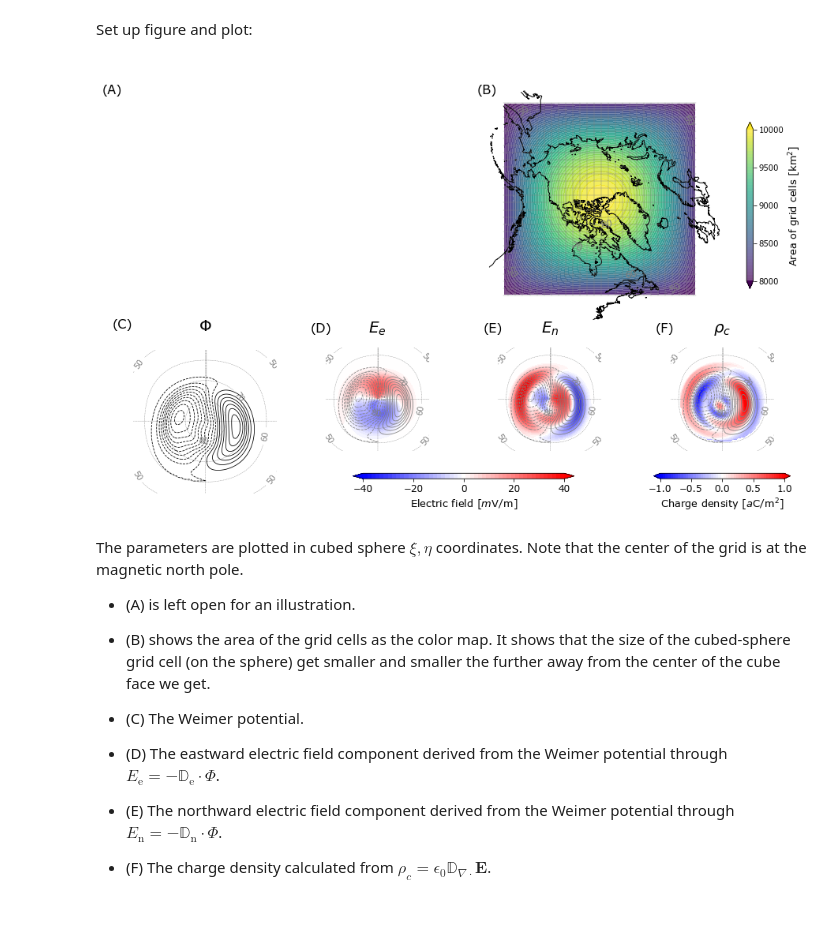
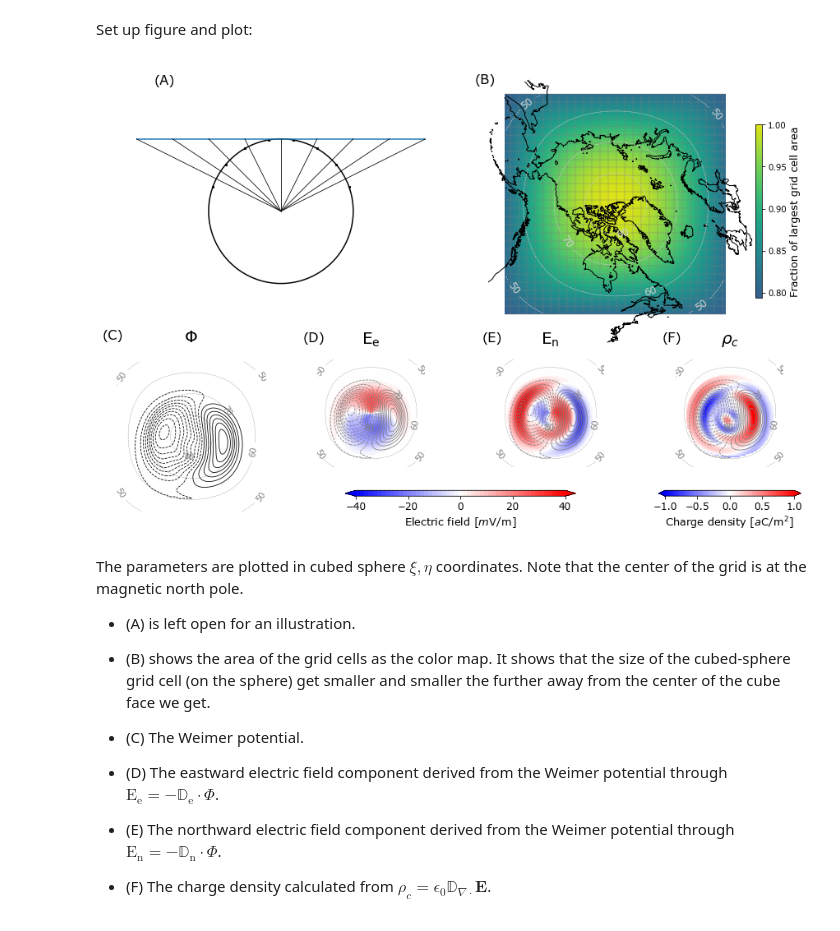
Before and after one commit to klaundal/lompe, a Jupyter notebook: examples/code_paper_figures/01_cubed_sphere_weimer_potential.ipynb, the cells around one changed output. Cells and saved outputs as stored; diff of their text form; code cells hidden in the pictures.

Commit message:
further work on notebooks, area illustration edited for fig 1, updates in fig 5

```diff
--- a/examples/code_paper_figures/01_cubed_sphere_weimer_potential.ipynb
+++ b/examples/code_paper_figures/01_cubed_sphere_weimer_potential.ipynb
@@ -139,10 +140,10 @@ axs['E_n'      ] = fig.add_subplot(spec[13:, 2])
 axs['Ediv'     ] = fig.add_subplot(spec[13:, -1])
 
 # title some axes
-axs['potential'].set_title(r'$\Phi$',   fontsize = 20, y = 1.1)
-axs['E_e'      ].set_title(r'$E_e$',    fontsize = 20, y = 1.1)
-axs['E_n'      ].set_title(r'$E_n$',    fontsize = 20, y = 1.1)
-axs['Ediv'     ].set_title(r'$\rho_c$', fontsize = 20, y = 1.1)
+axs['potential'].set_title(r'$\Phi$',                    fontsize = 20, y = 1.1)
+axs['E_e'      ].set_title(r'$\mathrm{E}_{\mathrm{e}}$', fontsize = 20, y = 1.1)
+axs['E_n'      ].set_title(r'$\mathrm{E}_{\mathrm{n}}$', fontsize = 20, y = 1.1)
+axs['Ediv'     ].set_title(r'$\rho_c$',                  fontsize = 20, y = 1.1)
 
 # remove borders from axes
 for key in axs.keys():
@@ -151,6 +152,29 @@ for key in axs.keys():
 ###################### upper row of plots #########################
 
 # A) example of cube face intersecting sphere
+# function for circle
+xs = np.linspace(-4,4,1000)
+ys = np.linspace(-4,4,1000)
+a, b = np.meshgrid(xs, ys)
+C = a ** 2 + b ** 2 - 16     # funtion for a circle
+c=axs['onsphere'].contour(a, b, C, levels=[0], colors='black')
+axs['onsphere'].set_aspect('equal')
+
+# cross section of grid that is intersecting the sphere
+axs['onsphere'].plot([-8,8],[4,4])
+
+# lines from center of sphere to grid
+for i in range(-8,9,2):
+    axs['onsphere'].plot([0,i],[0,4], color='black', linewidth=.8)
+
+# latitudes
+for deg in [20,40,60,80]:
+    x1, y1 = 4*np.cos(np.deg2rad(deg)), 4*np.sin(np.deg2rad(deg))
+    x2, y2 = -x1, y1
+    axs['onsphere'].scatter([x1,x2], [y1,y2], c='black', s=5, marker='X')
+
+axs['onsphere'].set_xlim(-8,8)
+axs['onsphere'].set_ylim(-8,8)
 
 # B) cubed sphere grid with coastlines
 axs['grid'].set_aspect('equal')
@@ -160,28 +184,30 @@ a = apexpy.Apex(2005., refh=110) # for coord. conversion to get coastlines in ma
 for cl in get_mag_coastlines(grid.projection, apex=a):
     axs['grid'].plot(cl[0], cl[1], color = 'black', linewidth=1)
 
-# add latitude contours
-co = axs['grid'].contour(grid.xi, grid.eta, grid.lat, linestyles = '--', colors = 'grey',
-                                                linewidths = .4, levels = np.r_[-80:81:10], zorder=2)
-axs['grid'].clabel(co, co.levels, inline = True, fontsize = 12)
-
 # plot some of the grid cells
 count = -1
 for xi, eta in grid.get_grid_boundaries(geocentric = False):
     count += 1
     if count%3 != 0:
         continue
-    axs['grid'].plot(xi, eta, color = 'grey', linewidth = .4)
+    axs['grid'].plot(xi, eta, color='grey', linewidth=.4, zorder=1)
 
 # shade under grid region for area
-levels = np.linspace(8000, 10000, 50)
-ticks = np.linspace(8000, 10000, 5)
-areas=axs['grid'].contourf(grid.xi, grid.eta, grid.A*1e-6, cmap=plt.cm.viridis, levels=levels, alpha=.7,
-                           zorder=0, extend='both')
+cmapIn = plt.get_cmap('viridis')
+new_cmap = LinearSegmentedColormap.from_list('trunc({n},{a:.2f},{b:.2f})'.format(n=cmapIn.name, a=.3, b=.95),
+                                             cmapIn(np.linspace(.3, .95, 100)))
+ticks = np.linspace(.8, 1, 5)
+areas =axs['grid'].pcolormesh(grid.xi, grid.eta, grid.A/grid.A.max(),cmap=new_cmap, zorder=0)
+
 # color bar
-cbar1 = fig.colorbar(areas, ax=axs['grid'], ticks=ticks, orientation='vertical', shrink=.6, aspect=25)
+cbar1 = fig.colorbar(areas, ax=axs['grid'], ticks=ticks, orientation='vertical', shrink=.6, aspect=25, pad = -.03)
 cbar1.ax.tick_params(labelsize=10)
-cbar1.ax.set_ylabel('Area of grid cells [km$^2$]', fontsize=13)
+cbar1.ax.set_ylabel('Fraction of largest grid cell area', fontsize=13)
+
+# add latitude contours
+co = axs['grid'].contour(grid.xi, grid.eta, grid.lat, linestyles = '--', colors = 'lightgrey',
+                                                linewidths = .6, levels = np.r_[-80:81:10], zorder=2)
+axs['grid'].clabel(co, co.levels, inline = True, fontsize = 12)
 
 ###################### lower row of plots #########################
 
@@ -197,8 +223,6 @@ for key in axs.keys():
     c = axs[key].contour(grid.xi, grid.eta, grid.lat, linestyles = '--', colors = 'grey',
                                                 linewidths = .4, levels = np.r_[-80:81:10])
     axs[key].clabel(c, c.levels, inline = True, fontsize = 10)
-    axs[key].contour(grid.xi, grid.eta, grid.lon/15, levels = np.r_[-12:12:6], linestyles = '--',
-                                                                  colors = 'grey', linewidths = .4)
 
 # C) Potential
 # f = Phi
@@ -218,40 +242,40 @@ Elevel_ticks = np.linspace(-40, 40, 5)
 Eeastcont = axs['E_e'].contourf(grid.xi, grid.eta, E_e*1e3, cmap = plt.cm.bwr, levels = Elevels, extend='both')
 
 # E_n = D_n * Phi
 axs['E_n'].contourf(grid.xi, grid.eta, E_n*1e3, cmap = plt.cm.bwr, levels = Elevels, extend='both')
 
 # color bar for E-field components
 cbar2 = fig.colorbar(Eeastcont, ax=[axs['E_e'], axs['E_n']], ticks=Elevel_ticks,
              orientation='horizontal', shrink=0.7, aspect=40)
 cbar2.ax.tick_params(labelsize=12)
 cbar2.ax.set_xlabel(r'Electric field [$m$V/m]', fontsize=13)
 # F) charge density
 
 # color scale for charge density (eps*divE)
 divElevels = np.linspace(-1, 1, 50)
 rho_ticks = np.linspace(-1, 1, 5)
 
 # divE = D_div * E, epsdivE = eps*divE
 rho_c = axs['Ediv'].contourf(grid.xi, grid.eta, epsdivE*1e18, cmap = plt.cm.bwr, levels = divElevels, extend='both')
 
 # color bar for charge density
 cbar3 = fig.colorbar(rho_c, ax=axs['Ediv'], ticks=rho_ticks, orientation='horizontal', shrink=0.95, aspect=25)
 cbar3.ax.tick_params(labelsize=12)
 cbar3.ax.set_xlabel(r'Charge density [$a$C/m$^2$]', fontsize=13)
 
 # add subfigure letters
-axs['onsphere' ].text(-0.1, 0.9,  '(A)', fontsize=16)
-axs['grid'     ].text(-0.8, 0.68, '(B)', fontsize=16)
-axs['potential'].text(-0.8, 0.8,  '(C)', fontsize=16)
-axs['E_e'      ].text(-0.8, 0.8,  '(D)', fontsize=16)
-axs['E_n'      ].text(-0.8, 0.8,  '(E)', fontsize=16)
-axs['Ediv'     ].text(-0.8, 0.8,  '(F)', fontsize=16)
+axs['onsphere' ].text(-7,    7,    '(A)', fontsize=16)
+axs['grid'     ].text(-0.8,  0.68, '(B)', fontsize=16)
+axs['potential'].text(-0.74, 0.8,  '(C)', fontsize=16)
+axs['E_e'      ].text(-0.78, 0.82, '(D)', fontsize=16)
+axs['E_n'      ].text(-0.78, 0.82, '(E)', fontsize=16)
+axs['Ediv'     ].text(-0.78, 0.82, '(F)', fontsize=16)
 
 # save figure
 fig.savefig('./output_figures/CSexample.pdf')
 fig.savefig('./output_figures/CSexample.png')
 # %% [output]
-[figure, old version]
+[figure, new version]
 # %% [markdown]
 The parameters are plotted in cubed sphere $\xi, \eta$ coordinates. Note that the center of the grid is at the magnetic north pole.
 
@@ -261,8 +285,8 @@ The parameters are plotted in cubed sphere $\xi, \eta$ coordinates. Note that th
 
 - (C) The Weimer potential.
 
-- (D) The eastward electric field component derived from the Weimer potential through $E_{\mathrm{e}}=-\mathbb D_{\mathrm{e}}\cdot\Phi$.
+- (D) The eastward electric field component derived from the Weimer potential through $\mathrm{E}_{\mathrm{e}}=-\mathbb D_{\mathrm{e}}\cdot\Phi$.
 
-- (E) The northward electric field component derived from the Weimer potential through $E_{\mathrm{n}}=-\mathbb D_{\mathrm{n}}\cdot\Phi$.
+- (E) The northward electric field component derived from the Weimer potential through $\mathrm{E}_{\mathrm{n}}=-\mathbb D_{\mathrm{n}}\cdot\Phi$.
 
 - (F) The charge density calculated from $\rho_c=\epsilon_0\mathbb D_{\nabla\cdot}\mathbf{E}$.
```
Also changed, not shown: parts of 1 cell of this notebook, 9 other files.
